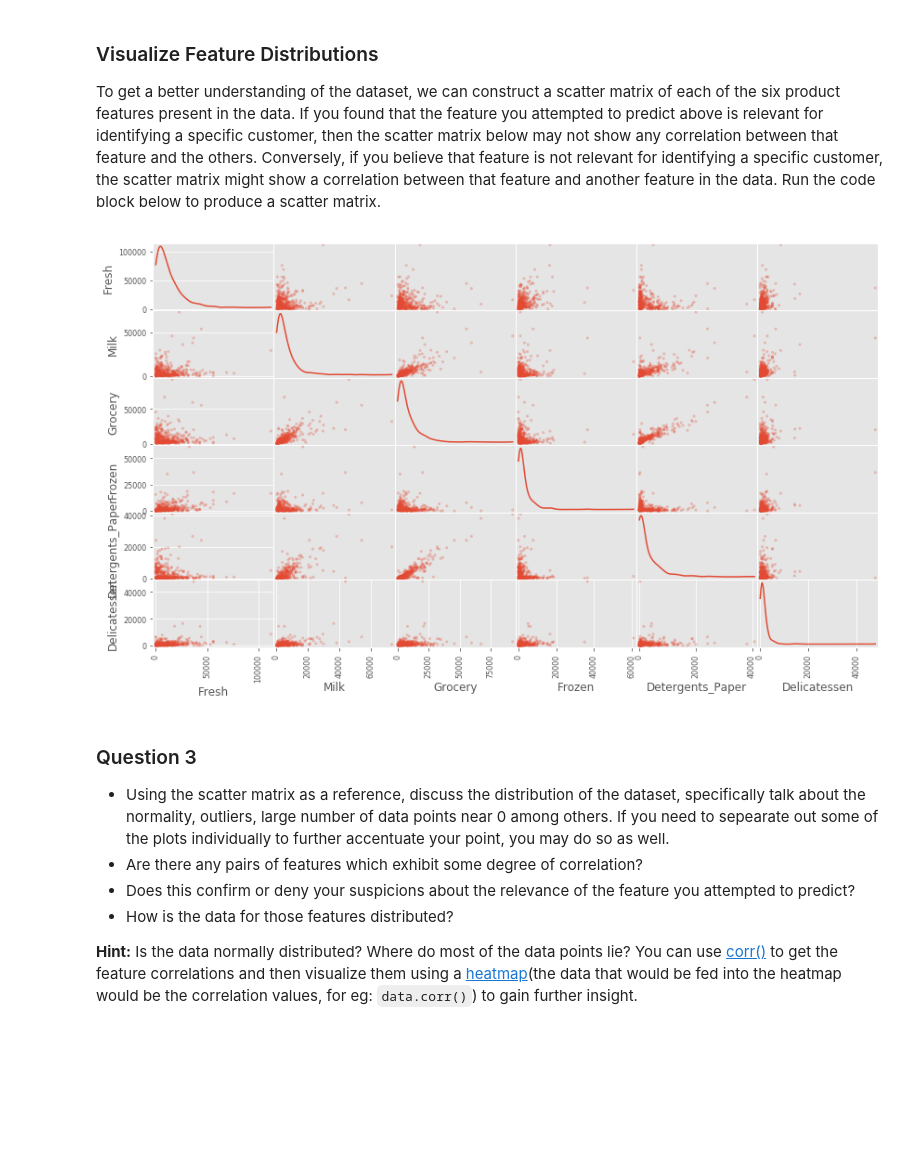
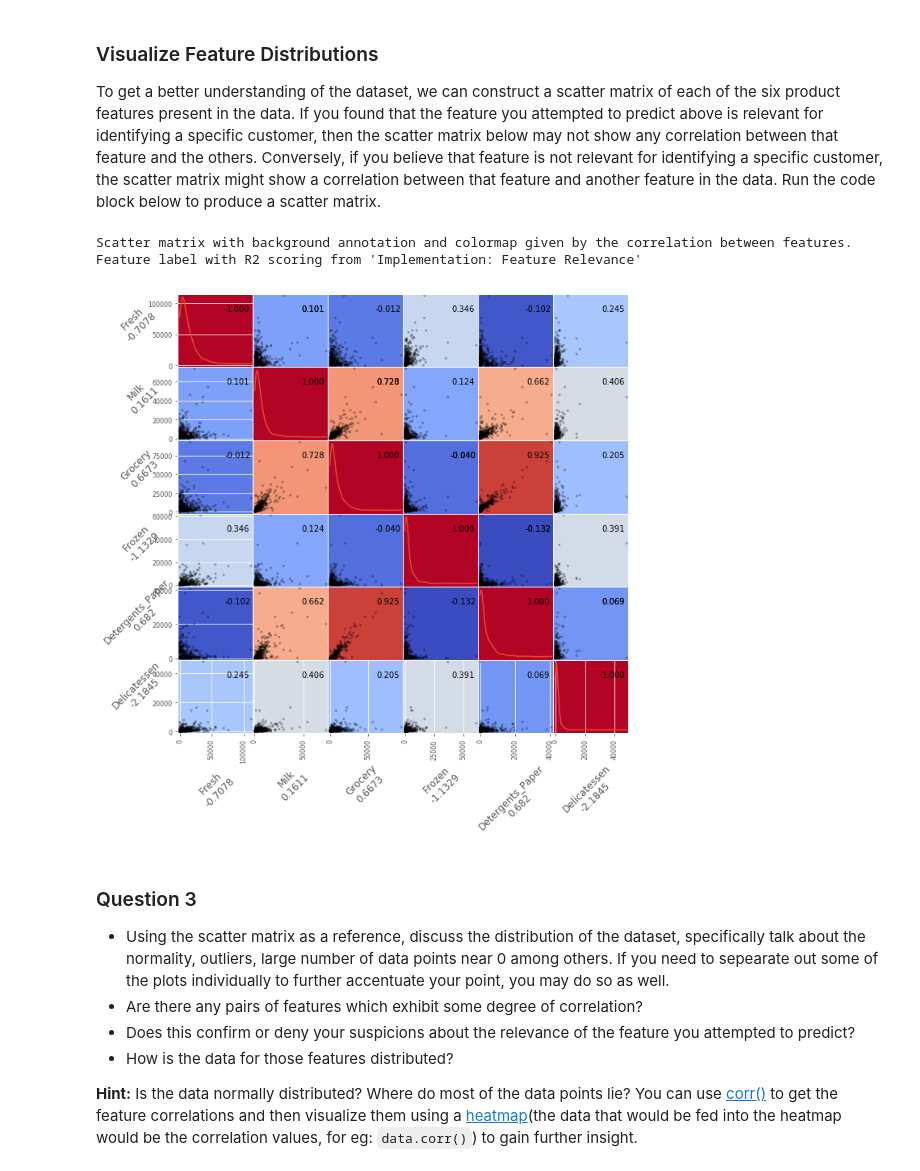
Before and after one commit to corasantos/Udacity-ML-Engineer-Nanodegree, a Jupyter notebook: Unsupervised Learning - Customer Segments/customer_segments.ipynb, the cells around one changed output. Cells and saved outputs as stored; diff of their text form; code cells hidden in the pictures; blank space fills up the shorter version.

```diff
--- a/Unsupervised Learning - Customer Segments/customer_segments.ipynb
+++ b/Unsupervised Learning - Customer Segments/customer_segments.ipynb
@@ -189,6 +206,9 @@ def scores(data,feature_left_out,runs):
 
     return np.mean(score).round(4)
 
+from collections import defaultdict
+scoredict = defaultdict(list)
 for feature_left_out in data.columns:
-    print("{0:20} {1}".format(feature_left_out +": ", scores(data,feature_left_out,200)))
+    scoredict[feature_left_out]  = scores(data,feature_left_out,200)
+scoredict
 # %% [output]
@@ -214,11 +237,35 @@ Delicatessen:        -2.8063
 # %% [markdown]
 ### Visualize Feature Distributions
 To get a better understanding of the dataset, we can construct a scatter matrix of each of the six product features present in the data. If you found that the feature you attempted to predict above is relevant for identifying a specific customer, then the scatter matrix below may not show any correlation between that feature and the others. Conversely, if you believe that feature is not relevant for identifying a specific customer, the scatter matrix might show a correlation between that feature and another feature in the data. Run the code block below to produce a scatter matrix.
-# %%
-# Produce a scatter matrix for each pair of features in the data
-pd.scatter_matrix(data, alpha = 0.3, figsize = (14,8), diagonal = 'kde');
-# %% [output]
-[figure, removed]
+# %%
+print("Scatter matrix with background annotation and colormap given by the correlation between features. Feature label with R2 scoring from 'Implementation: Feature Relevance'")
+# Produce a scatter matrix for each pair of features in the data
+list1 = []
+for colindex,col in enumerate(data.columns):
+    list1.append(data.columns[colindex] + '\n' + str(scoredict[col]))
+data1 = data.copy()
+data1.columns = list1
+from pandas.plotting import scatter_matrix
+sm = scatter_matrix(data1, alpha = 0.3, figsize = (10,10), diagonal = 'kde', color='k')
+[s.xaxis.label.set_rotation(45) for s in sm.reshape(-1)]
+[s.yaxis.label.set_rotation(45) for s in sm.reshape(-1)]
+del data1
+
+corr = data.corr().values
+corr_norm = (corr-corr.min())/(corr.max()-corr.min())
+
+for i, ax in enumerate(sm.flatten()):
+    c = plt.cm.coolwarm(corr_norm.flatten()[i])
+    ax.set_facecolor(c)
+
+corr = data.corr().as_matrix()
+for i, j in zip(*plt.np.triu_indices_from(sm, k=1)):
+    sm[i, j].annotate("%.3f" %corr[i,j], (0.8, 0.8), xycoords='axes fraction', ha='center', va='center')
+for i, j in zip(*plt.np.tril_indices_from(sm, k=1)):
+    sm[i, j].annotate("%.3f" %corr[i,j], (0.8, 0.8), xycoords='axes fraction', ha='center', va='center')
+# %% [output]
+Scatter matrix with background annotation and colormap given by the correlation between features. Feature label with R2 scoring from 'Implementation: Feature Relevance'
+[figure, added]
 # %% [markdown]
 ### Question 3
 * Using the scatter matrix as a reference, discuss the distribution of the dataset, specifically talk about the normality, outliers, large number of data points near 0 among others. If you need to sepearate out some of the plots individually to further accentuate your point, you may do so as well.
```
Also changed, not shown: parts of 17 cells of this notebook, 1 other file.
